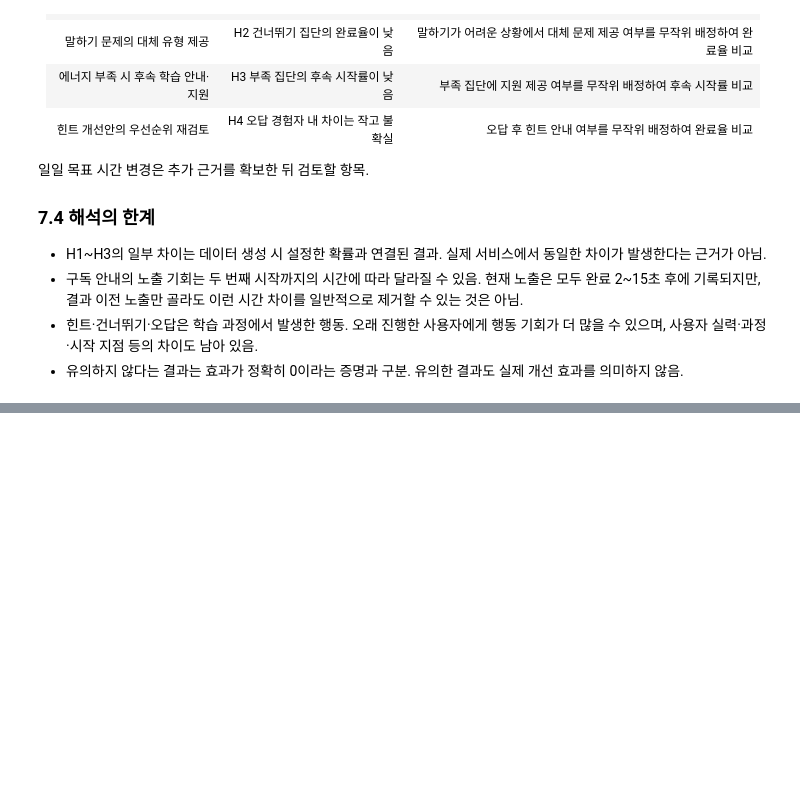
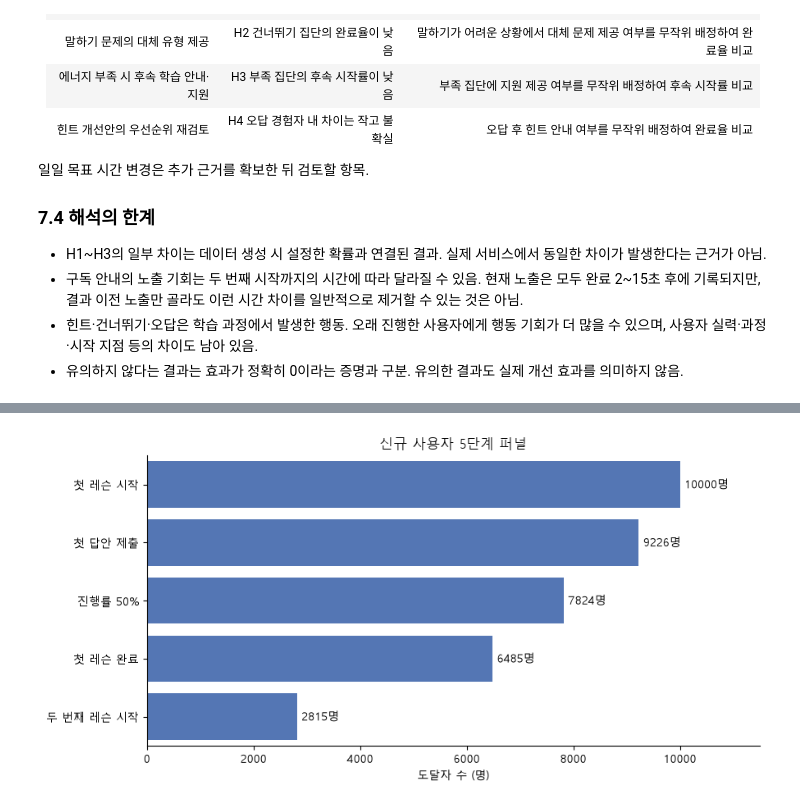
Before and after one commit to leegolem/duolingo-funnel-analysis, a Jupyter notebook: notebooks/05_hypothesis_testing.ipynb, the cells around one changed output, grey strips where cells are left out. Drawn from its saved outputs; the diff is of its cells as text; code cells hidden in the pictures; blank space fills up the shorter version.

Commit message:
report

```diff
--- a/notebooks/05_hypothesis_testing.ipynb
+++ b/notebooks/05_hypothesis_testing.ipynb
@@ -28,6 +32,10 @@ ROOT = Path(r"C:\Users\joon5\Documents\github\duolingo-funnel-analysis")
 DATA_PROCESSED_DIR = ROOT / "data" / "processed"
 FUNNEL_USERS_PATH = DATA_PROCESSED_DIR / "funnel_users.csv"
 EVENT_PROCESSED_PATH = DATA_PROCESSED_DIR / "event_logs_preprocessed.csv"
+
+# 보고서용 그래프 저장 폴더 생성
+REPORT_FIGURE_DIR = ROOT / "reports" / "figures"
+REPORT_FIGURE_DIR.mkdir(parents=True, exist_ok=True)
 
 # 04번에서 저장한 도달 시각과 단계 플래그 재사용
 funnel_users = pd.read_csv(
@@ -39,6 +47,10 @@ funnel_users = pd.read_csv(
 )
 df_events = pd.read_csv(EVENT_PROCESSED_PATH, parse_dates=["event_time"])
 
+print("프로젝트 폴더 :", ROOT)
+print("그래프 저장 경로:", REPORT_FIGURE_DIR)
+
+
 print("사용자:", len(funnel_users), "명")
 print("이벤트:", len(df_events), "건")
 # %% [output]
@@ -493,0 +543,88 @@ plt.show()
+# %%
+# 단계별 도달자 수와 전환·이탈 지표 계산
+report_funnel = pd.DataFrame({
+    "단계": [
+        "첫 레슨 시작", "첫 답안 제출", "진행률 50%",
+        "첫 레슨 완료", "두 번째 레슨 시작"
+    ],
+    "도달자 수": funnel_users[
+        ["step_1", "step_2", "step_3", "step_4", "step_5"]
+    ].sum().to_numpy(),
+})
+
+previous_count = report_funnel["도달자 수"].shift(1)
+
+# 누적 도달률: 최초 시작자 대비 각 단계에 도달한 비율
+report_funnel["누적 도달률(%)"] = (
+    report_funnel["도달자 수"] / report_funnel.loc[0, "도달자 수"] * 100
+)
+
+# 전환율·이탈률·이탈자 수: 직전 단계 사용자 수를 기준으로 계산
+report_funnel["전환율(%)"] = (
+    report_funnel["도달자 수"] / previous_count * 100
+)
+report_funnel["이탈률(%)"] = 100 - report_funnel["전환율(%)"]
+report_funnel["이탈자 수"] = previous_count - report_funnel["도달자 수"]
+
+
+# 그래프 1. 단계별 도달자 수
+# 첫 레슨 시작부터 두 번째 시작까지 사용자 수가 감소하는 흐름을 보여줌
+fig, ax = plt.subplots(figsize=(9, 4.5))
+sns.barplot(
+    data=report_funnel,
+    x="도달자 수",
+    y="단계",
+    color="#4472C4",
+    errorbar=None,
+    ax=ax,
+)
+ax.bar_label(ax.containers[0], fmt="%d명", padding=4)
+ax.set(
+    title="신규 사용자 5단계 퍼널",
+    xlabel="도달자 수 (명)",
+    ylabel="",
+)
+ax.set_xlim(0, report_funnel["도달자 수"].max() * 1.15)
+sns.despine()
+plt.tight_layout()
+plt.savefig(
+    REPORT_FIGURE_DIR / "01_funnel.png",
+    dpi=300,
+    bbox_inches="tight",
+)
+plt.show()
+
+
+# 표 1. 단계별 전체 집계
+# 도달자 수·누적 도달률과 직전 단계 대비 전환·이탈 지표를 함께 확인
+# 첫 단계는 직전 단계가 없으므로 해당 지표를 "-"로 표시
+print("[표 1] 단계별 전체 집계")
+
+report_funnel_table = report_funnel.set_index("단계").round(2).astype(object)
+display(report_funnel_table.where(report_funnel_table.notna(), "-"))
+
+
+# 표 2. 구간별 전환·이탈 현황: 보고서의 퍼널 그래프 아래에 사용
+# 어느 구간에서 이탈률과 이탈자 수가 가장 큰지 비교하는 표
+# 직전 단계가 없는 첫 행을 제외하고, 단계 사이의 이동 구간으로 표시
+report_transition_table = report_funnel.loc[
+    1:, ["전환율(%)", "이탈률(%)", "이탈자 수"]
+].copy()
+
+report_transition_table.index = [
+    "첫 시작 → 첫 답안 제출",
+    "첫 답안 제출 → 50% 도달",
+    "50% 도달 → 첫 완료",
+    "첫 완료 → 두 번째 시작",
+]
+report_transition_table.index.name = "구간"
+
+# 이탈자 수는 정수로 표시
+report_transition_table["이탈자 수"] = (
+    report_transition_table["이탈자 수"].astype(int)
+)
+
+print("[표 2] 구간별 전환·이탈 현황")
+display(report_transition_table.round(2))
+# %% [output]
+[figure, added]
```
Also changed, not shown: parts of 23 cells of this notebook, 3 other files.
